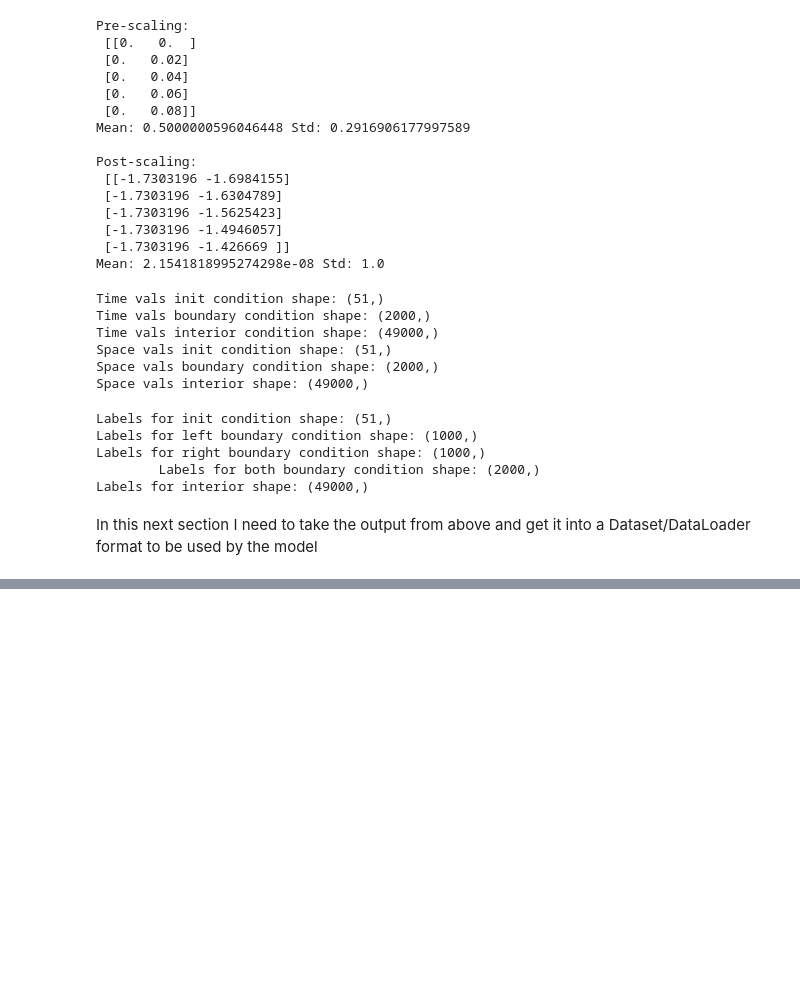
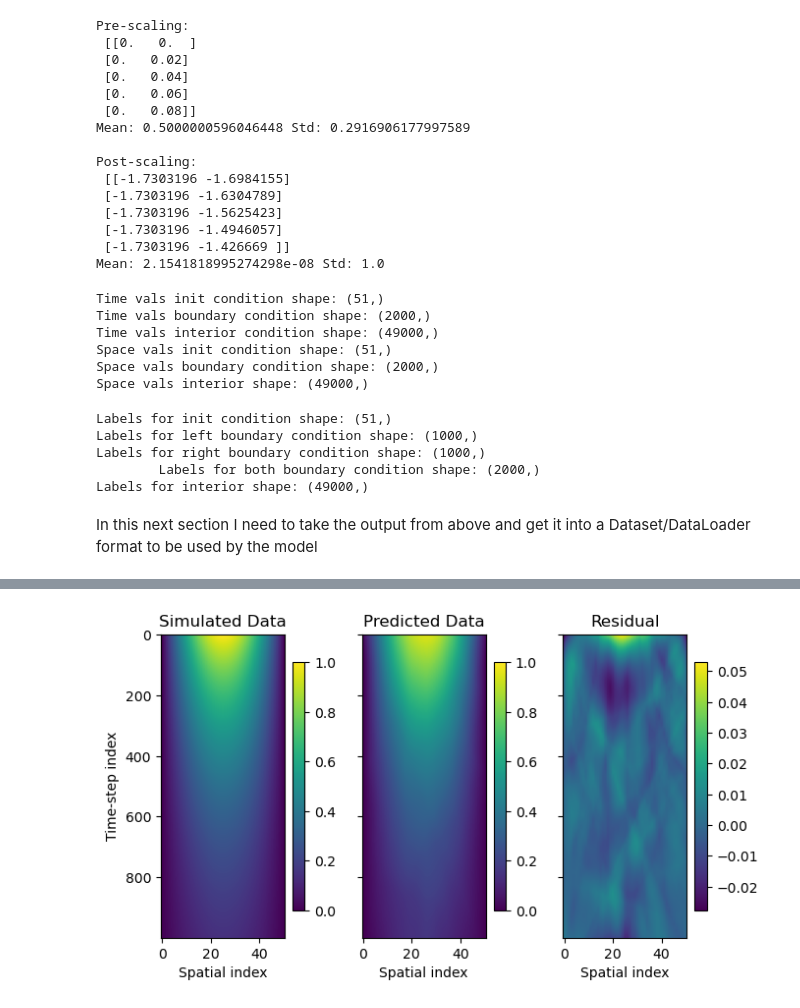
Before and after one commit to harrymchugh/pinns, a Jupyter notebook: src/1d-heat-pinn.ipynb, the cells around one changed output, grey strips where cells are left out. Saved outputs shown, nothing was run; the diff lists cells and outputs as text; code cells hidden in the pictures; blank space fills up the shorter version.

```diff
--- a/src/1d-heat-pinn.ipynb
+++ b/src/1d-heat-pinn.ipynb
@@ -380,5 +380,58 @@ Epoch 2
 
 Training complete!
+# %%
+def result_plot(simulation, prediction):
+    """_summary_
+
+    Args:
+        simulation (_type_): _description_
+        prediction (_type_): _description_
+    """
+    f, (ax1, ax2, ax3) = plt.subplots(1, 3, sharey=True)
+    f.tight_layout()
+
+    # Min and max of real data so plots share limits
+    sim_min = np.min(simulation)
+    sim_max = np.max(simulation)
+
+    sim_im = ax1.imshow(simulation, aspect=0.125, vmin=sim_min, vmax=sim_max)
+    pred_im = ax2.imshow(prediction, aspect=0.125, vmin=sim_min, vmax=sim_max)
+    res_im = ax3.imshow(simulation-np.asarray(prediction), aspect=0.125) #vmin=sim_min, vmax=sim_max)
+
+    # Colorbars
+    f.colorbar(sim_im, orientation='vertical', shrink=0.6)
+    f.colorbar(pred_im, orientation='vertical', shrink=0.6)
+    f.colorbar(res_im, orientation='vertical', shrink=0.6)
+
+    #Titles and labels
+    ax1.set_title("Simulated Data")
+    ax1.set_ylabel("Time-step index")
+    ax1.set_xlabel("Spatial index")
+    ax2.set_title("Predicted Data")
+    ax2.set_xlabel("Spatial index")
+    ax3.set_title("Residual")
+    ax3.set_xlabel("Spatial index")
+
+    # Make spacing suitable
+    plt.subplots_adjust(left=None, bottom=None, right=None, top=None, wspace=0.3, hspace=None)
+    #f.savefig("output_img.png")
+
+# Model inferencing and QC
+x = torch.from_numpy(scaled_features[:, 1]).to(device)
+t = torch.from_numpy(scaled_features[:, 0]).to(device)
+
+
+with torch.inference_mode():
+    prediction = model(torch.Tensor(x).reshape((x.shape[0],1)),
+                       torch.Tensor(t).reshape((t.shape[0],1)))
+
+prediction = prediction.reshape_as(torch.Tensor(U_load))
+prediction = prediction.cpu().detach().numpy()
+simulation = U_load
+
+result_plot(simulation,prediction)
+# %% [output]
+[figure, added]
 # %%
 #Save the model for future use
 output_model_path = os.getcwd() + "/model.pt"
```
Also changed, not shown: parts of 6 cells of this notebook, 2 other files.
